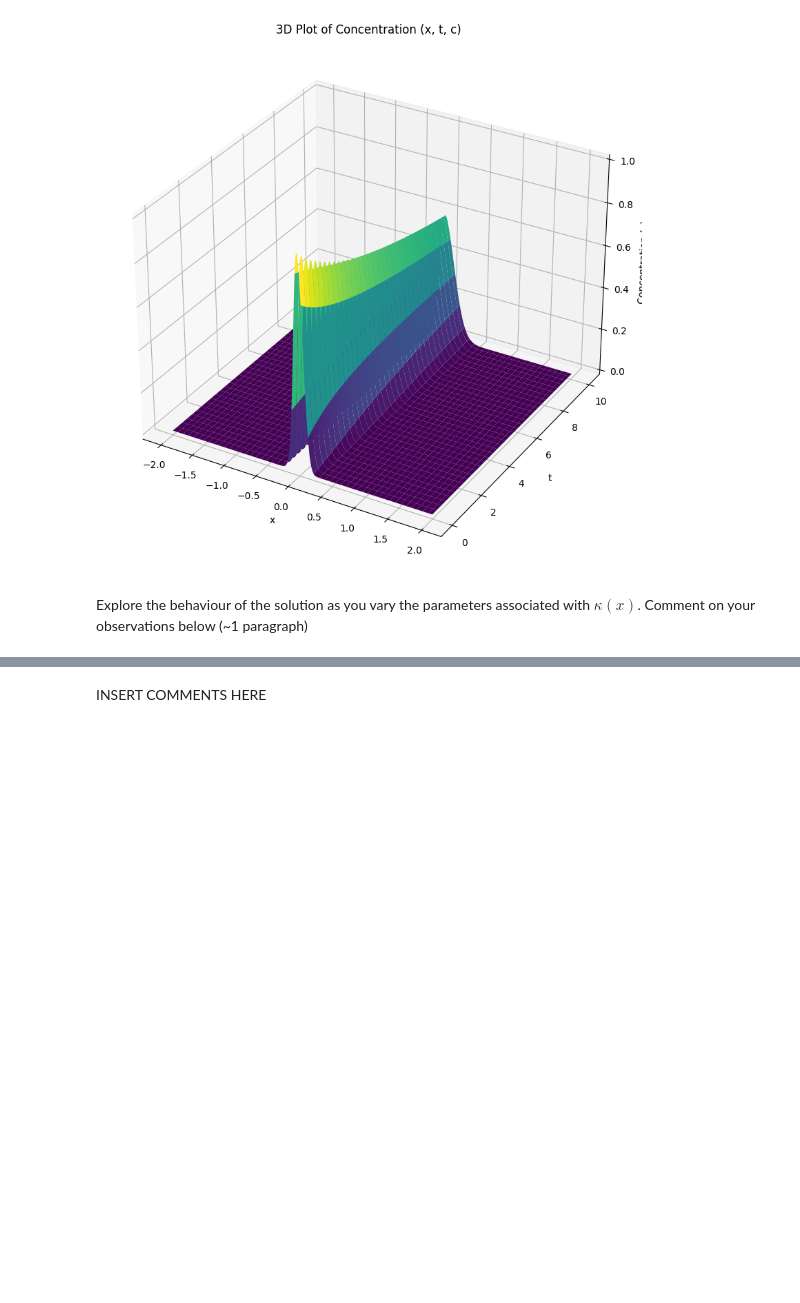
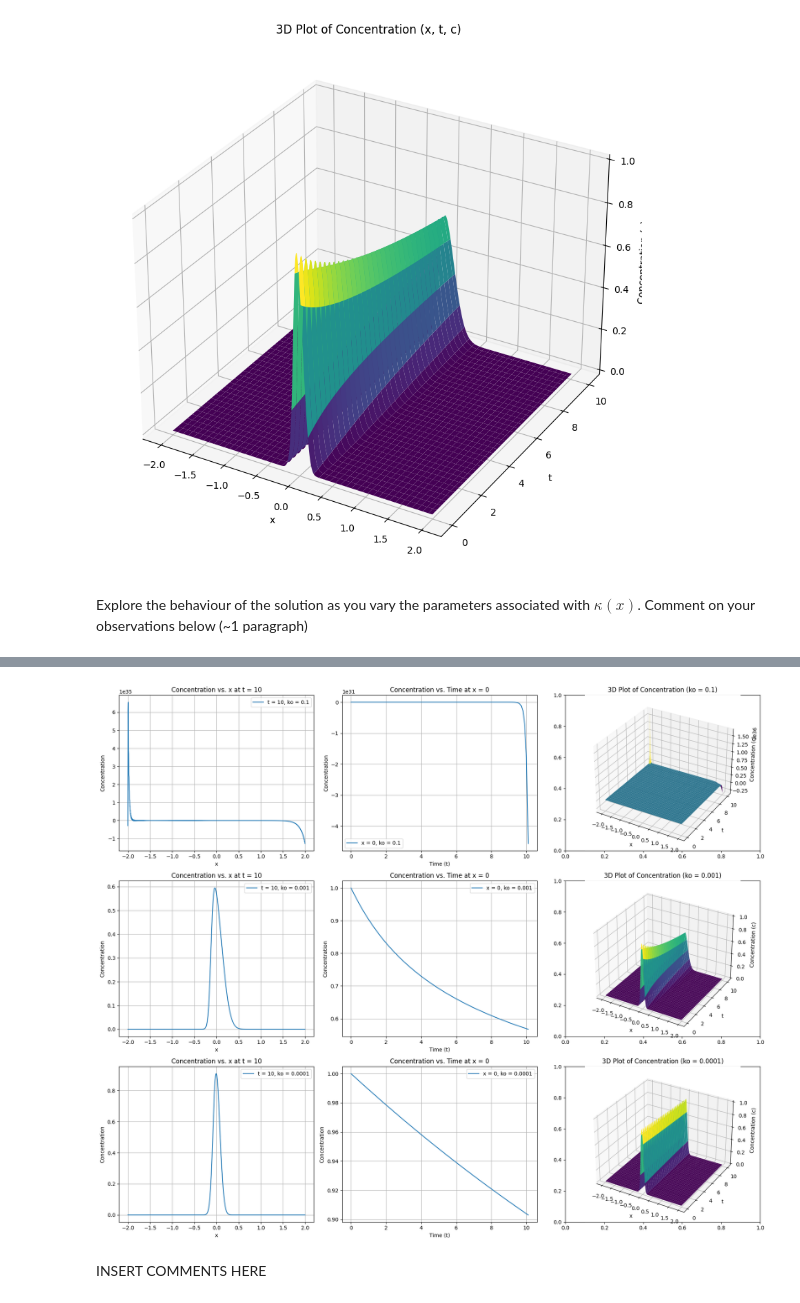
Before and after one commit to ApoorvaAladalli/QCES, a Jupyter notebook: Project1_dedalus.ipynb, the cells around one changed output, grey strips where cells are left out. Saved outputs shown, nothing was run; the diff lists cells and outputs as text; code cells hidden in the pictures; blank space fills up the shorter version.

```diff
--- a/Project1_dedalus.ipynb
+++ b/Project1_dedalus.ipynb
@@ -621,3 +718,97 @@ INFO:solvers:Simulation stop time reached.
 [figure]
 # %% [markdown]
 Explore the behaviour of the solution as you vary the parameters associated with $\kappa(x)$. Comment on your observations below (~1 paragraph)
+# %%
+import numpy as np
+import matplotlib.pyplot as plt
+import dedalus.public as dedalus
+import logging
+logger = logging.getLogger(__name__)
+
+# This script solves the forced diffusion equation with Dedalus
+
+# Set some parameters for the problem to be solved
+Nx = 1024 # The number of gridpoints. Note that Fourier transforms are more efficient if this is a power of 2
+Lx = 2; # The domain size in x.  This should be large enough so that the solution goes to zero at the endpoints.
+x_start=-Lx; x_end=Lx # The starting and ending bounds on x
+
+# Diffusivity values to loop over
+ko_values = [0.1, 0.001, 0.0001]
+
+# Create plots for each diffusivity
+fig, axes = plt.subplots(len(ko_values), 3, figsize=(18, 5 * len(ko_values)))
+
+for idx, kappa_0 in enumerate(ko_values):
+    # Create an x-coordinate, a corresponding basis, and a distributor
+    xcoord = dedalus.Coordinate('x')
+    dist = dedalus.Distributor(xcoord, dtype=np.float64) # No mesh for serial / automatic parallelization
+    x_basis = dedalus.RealFourier(xcoord, size=Nx, bounds=(x_start, x_end))
+    x = dist.local_grid(x_basis)
+
+    # Set initial conditions
+    c = dist.Field(name='c', bases=x_basis)
+    w = 0.1 # Set the width of the initial Gaussian
+    c.change_scales(1) # Set values on regular grid
+    c['g'] = np.exp(-x**2/w**2)  # Initialize the dependent variable c with a Gaussian function (note ** is the exponentiation operator)
+
+    # Define spatially-variable diffusivity
+    kappa = dist.Field(bases=x_basis)
+    kappa.change_scales(1)
+    kappa['g'] = kappa_0 * (0.1 + np.tanh(x / 0.1) + 1) / 2
+
+    # Operators
+    dx = lambda a: dedalus.Differentiate(a, xcoord) # Define the derivative (d/dx) operator
+
+    # Specify the problem
+    problem = dedalus.IVP([c], namespace=locals()) # Initial value problem, including all local variables
+    problem.add_equation("dt(c) - dx(kappa * dx(c)) = 0"); # Write out the equation to be solved
+
+    timestepper = dedalus.CNAB1
+    solver = problem.build_solver(timestepper)
+
+    solver.stop_sim_time = 10 # Stop at 10 simulation time units
+
+    # Main loop
+    timestep = 0.1
+    c.change_scales(1)
+    c_save = [np.copy(c['g'])]; t_save = [solver.sim_time]; # Save the initial condition and the initial time
+    while solver.proceed:
+        solver.step(timestep)
+        if solver.iteration % 500 == 0: # Every 500 timesteps, print a message to the screen with the progress
+            logger.info('Iteration=%i, Time=%e, dt=%e' %(solver.iteration, solver.sim_time, timestep))
+        c.change_scales(1)
+        c_save.append(np.copy(c['g']))
+        t_save.append(solver.sim_time)
+
+    # Plot 1: Concentration vs. x at t = 10
+    t_index = np.argmin(np.abs(np.array(t_save) - 10))
+    axes[idx, 0].plot(x, c_save[t_index], label=f't = 10, ko = {kappa_0}')
+    axes[idx, 0].set_xlabel('x')
+    axes[idx, 0].set_ylabel('Concentration')
+    axes[idx, 0].set_title('Concentration vs. x at t = 10')
+    axes[idx, 0].grid(True)
+    axes[idx, 0].legend()
+
+    # Plot 2: Concentration vs. t at x = 0
+    x_coord = 0
+    x_index = np.argmin(np.abs(x - x_coord))
+    concentration_at_x = [c[x_index] for c in c_save]
+    axes[idx, 1].plot(t_save, concentration_at_x, label=f'x = {x_coord}, ko = {kappa_0}')
+    axes[idx, 1].set_xlabel('Time (t)')
+    axes[idx, 1].set_ylabel('Concentration')
+    axes[idx, 1].set_title(f'Concentration vs. Time at x = {x_coord}')
+    axes[idx, 1].grid(True)
+    axes[idx, 1].legend()
+
+    # Plot 3: 3D plot of concentration
+    X, T = np.meshgrid(x, t_save)
+    ax_3d = fig.add_subplot(len(ko_values), 3, 3 * idx + 3, projection='3d')
+    ax_3d.plot_surface(X, T, np.array(c_save), cmap='viridis')
+    ax_3d.set_xlabel('x')
+    ax_3d.set_ylabel('t')
+    ax_3d.set_zlabel('Concentration (c)')
+    ax_3d.set_title(f'3D Plot of Concentration (ko = {kappa_0})')
+
+plt.tight_layout()
+plt.show()
+# %% [output]
@@ -624,3 +860,4 @@ Explore the behaviour of the solution as you vary the parameters associated with
+[figure, added]
 # %% [markdown]
 INSERT COMMENTS HERE
 # %% [markdown]
```
Also changed, not shown: parts of 9 cells of this notebook.
